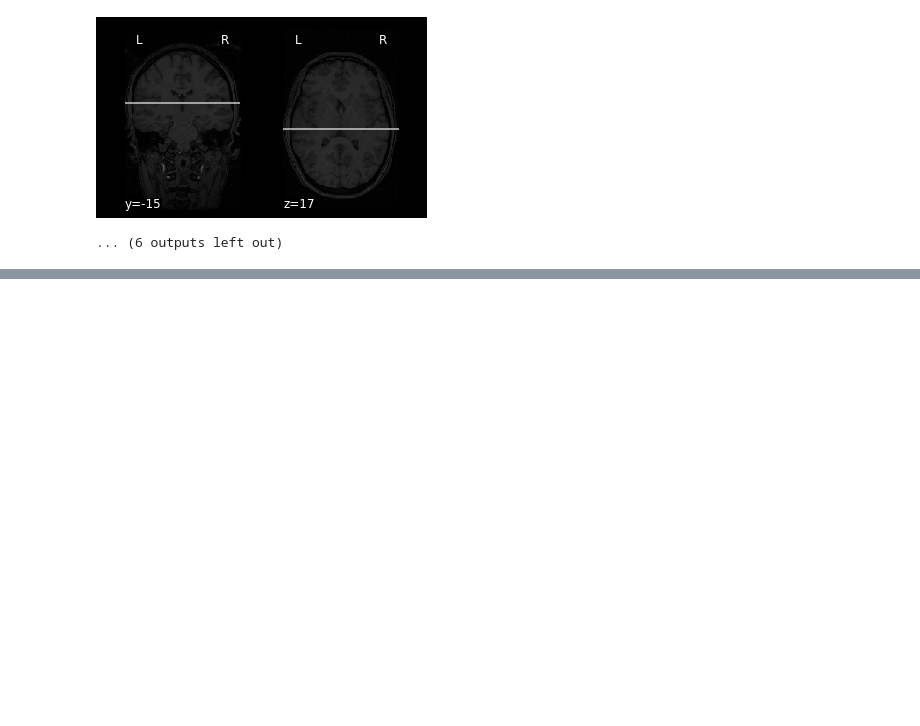
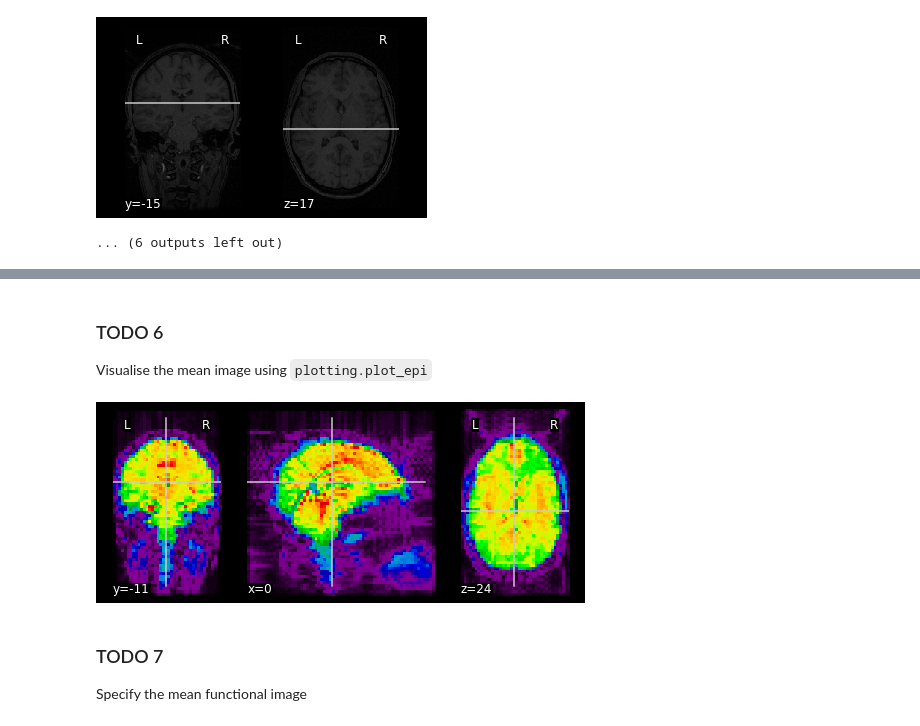
Before and after one commit to deutranium/Nilearn-basics-and-masking, a Jupyter notebook: 2019115005.ipynb, the cells around one changed output, grey strips where cells are left out. Cells and saved outputs as stored; diff of their text form; code cells hidden in the pictures; blank space fills up the shorter version.

```diff
--- a/2019115005.ipynb
+++ b/2019115005.ipynb
@@ -156,0 +171,11 @@ display_mode = yz
+# %% [markdown]
+### TODO 6
+Visualise the mean image using `plotting.plot_epi`
+# %%
+plotting.plot_epi(epi_img=mean_functional_image)
+plotting.show()
+# %% [output]
+[figure, added]
+# %% [markdown]
+### TODO 7
+Specify the mean functional image
```
Also changed, not shown: parts of 41 cells of this notebook.
